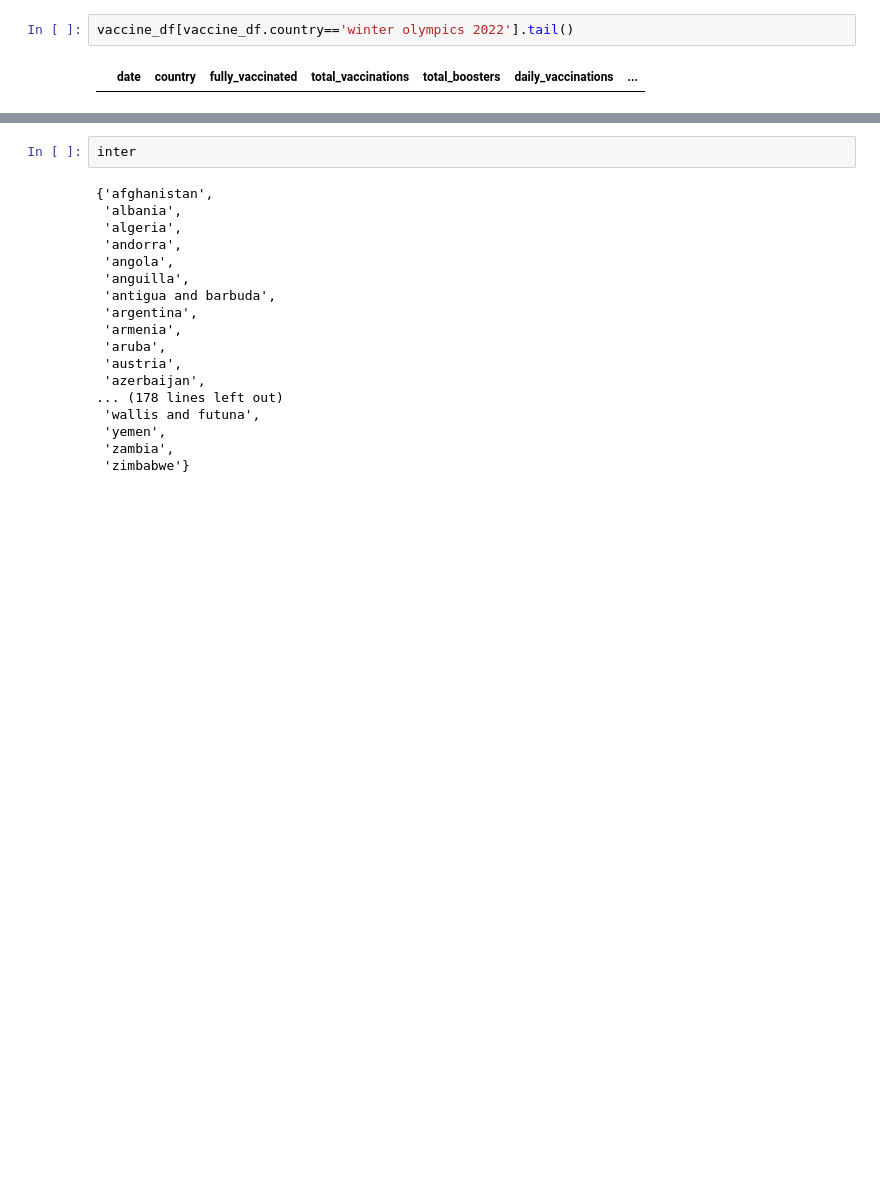
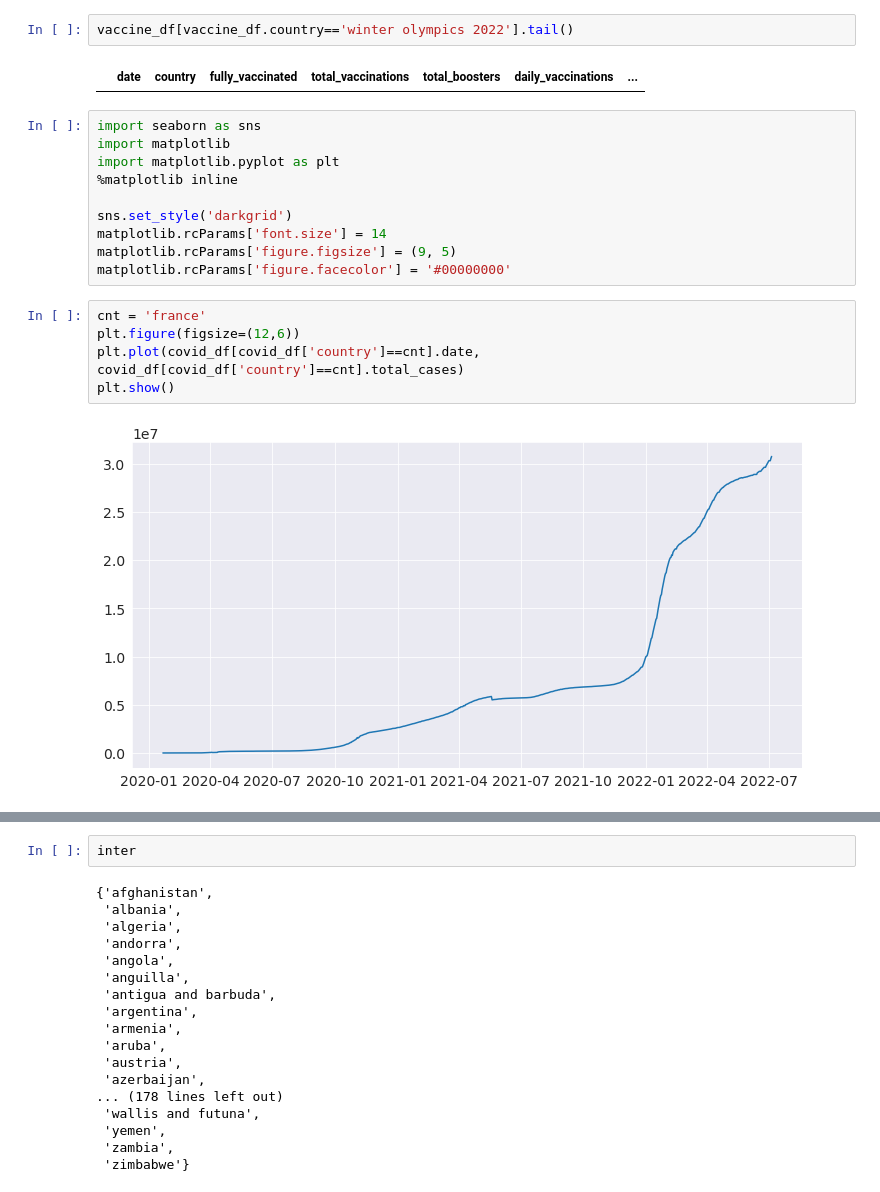
Before and after one commit to Akashkunwar/dscodes, a Jupyter notebook: cases_vaccination.ipynb, the cells around one changed output, grey strips where cells are left out. Saved outputs shown, nothing was run; the diff lists cells and outputs as text; blank space fills up the shorter version.

```diff
--- a/cases_vaccination.ipynb
+++ b/cases_vaccination.ipynb
@@ -328,4 +355,21 @@ vaccine_df[vaccine_df.country=='sint maarten (dutch part)'].tail()
 vaccine_df[vaccine_df.country=='winter olympics 2022'].tail()
 # %% [output]
 |  | date | country | fully_vaccinated | total_vaccinations | total_boosters | daily_vaccinations | ... |
+# %%
+import seaborn as sns
+import matplotlib
+import matplotlib.pyplot as plt
+%matplotlib inline
+
+sns.set_style('darkgrid')
+matplotlib.rcParams['font.size'] = 14
+matplotlib.rcParams['figure.figsize'] = (9, 5)
+matplotlib.rcParams['figure.facecolor'] = '#00000000'
+# %%
+cnt = 'france'
+plt.figure(figsize=(12,6))
+plt.plot(covid_df[covid_df['country']==cnt].date, covid_df[covid_df['country']==cnt].total_cases)
+plt.show()
+# %% [output]
+[figure, added]
 # %%
```
Also changed, not shown: parts of 18 cells of this notebook.
